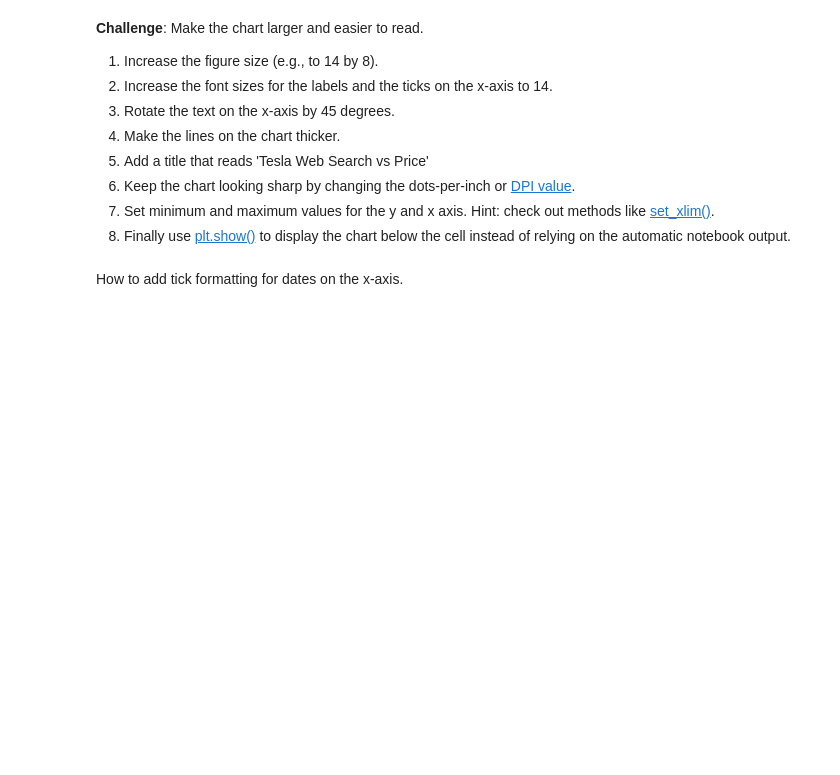
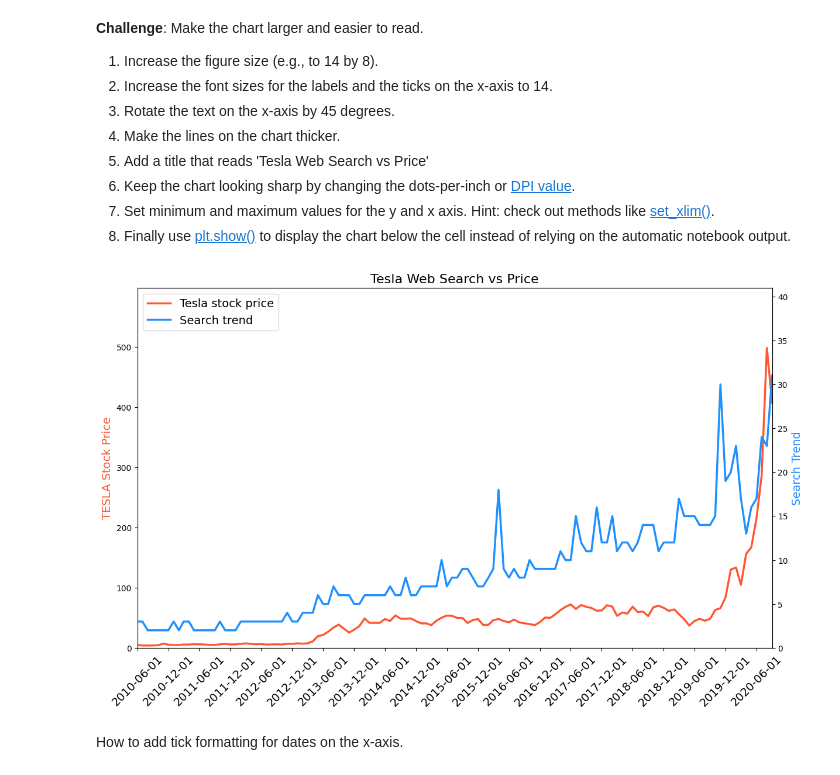
Before and after one commit to SiracencoSerghei/Bootcamp_Python, a Jupyter notebook: day_75/Google Trends and Data Visualisation.ipynb, the cells around one changed output. Saved outputs shown, nothing was run; the diff lists cells and outputs as text; code cells hidden in the pictures; blank space fills up the shorter version.

```diff
--- a/day_75/Google Trends and Data Visualisation.ipynb
+++ b/day_75/Google Trends and Data Visualisation.ipynb
@@ -363,5 +394,49 @@ Hint: you can colour both the [axis labels](https://matplotlib.org/3.3.2/api/tex
 6. Keep the chart looking sharp by changing the dots-per-inch or [DPI value](https://matplotlib.org/3.1.1/api/_as_gen/matplotlib.pyplot.figure.html).
 7. Set minimum and maximum values for the y and x axis. Hint: check out methods like [set_xlim()](https://matplotlib.org/3.1.1/api/_as_gen/matplotlib.axes.Axes.set_xlim.html).
 8. Finally use [plt.show()](https://matplotlib.org/3.2.1/api/_as_gen/matplotlib.pyplot.show.html) to display the chart below the cell instead of relying on the automatic notebook output.
+# %%
+# Переконайтеся, що стовпець MONTH є формату datetime
+df_tesla['MONTH'] = pd.to_datetime(df_tesla['MONTH'])
+
+# Створення подвійних осей
+fig, ax1 = plt.subplots(figsize=(14, 8), dpi=100)  # Збільшено розмір графіка та DPI
+ax2 = ax1.twinx()
+
+# Налаштування підписів осей із кольорами та більшими шрифтами
+ax1.set_ylabel('TESLA Stock Price', color='#FF5733', fontsize=14)  # HEX-код червоного кольору
+ax2.set_ylabel('Search Trend', color='dodgerblue', fontsize=14)  # Відтінок синього
+
+# Побудова графіків із кольорами та більшою товщиною ліній
+line1, = ax1.plot(
+    df_tesla.MONTH, df_tesla.TSLA_USD_CLOSE,
+    color='#FF5733', linewidth=2.5, label='Tesla stock price'  # Товстіша лінія
+)
+line2, = ax2.plot(
+    df_tesla.MONTH, df_tesla.TSLA_WEB_SEARCH,
+    color='dodgerblue', linewidth=2.5, label='Search trend'  # Товстіша лінія
+)
+
+# Додавання легенди для обох графіків
+lines = [line1, line2]
+labels = [line.get_label() for line in lines]
+plt.legend(lines, labels, loc='upper left', fontsize=14)
+
+# Налаштування міток осі X
+ax1.xaxis.set_major_formatter(mdates.DateFormatter('%Y-%m-%d'))  # Тільки дати
+ax1.set_xticks(df_tesla.MONTH[::6])  # Менше міток для читабельності
+ax1.set_xticklabels(df_tesla.MONTH[::6].dt.strftime('%Y-%m-%d'), fontsize=14, rotation=45)
+
+# Налаштування меж осей
+ax1.set_ylim(0, df_tesla.TSLA_USD_CLOSE.max() + 100)  # Збільшено максимальне значення
+ax2.set_ylim(0, df_tesla.TSLA_WEB_SEARCH.max() + 10)  # Збільшено максимальне значення
+ax1.set_xlim(df_tesla.MONTH.min(), df_tesla.MONTH.max())
+
+# Назва графіка
+plt.title('Tesla Web Search vs Price', fontsize=16)
+
+# Показ графіка
+plt.show()
+# %% [output]
+[figure, added]
 # %% [markdown]
 How to add tick formatting for dates on the x-axis.
```
Also changed, not shown: parts of 4 cells of this notebook.
